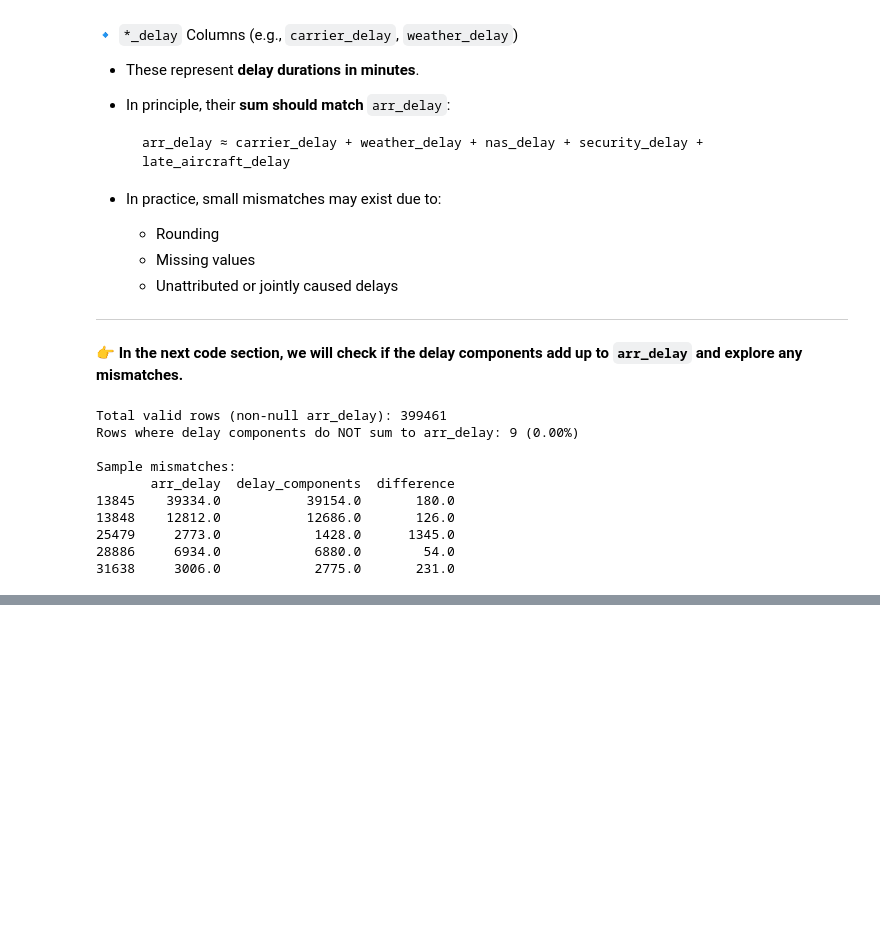
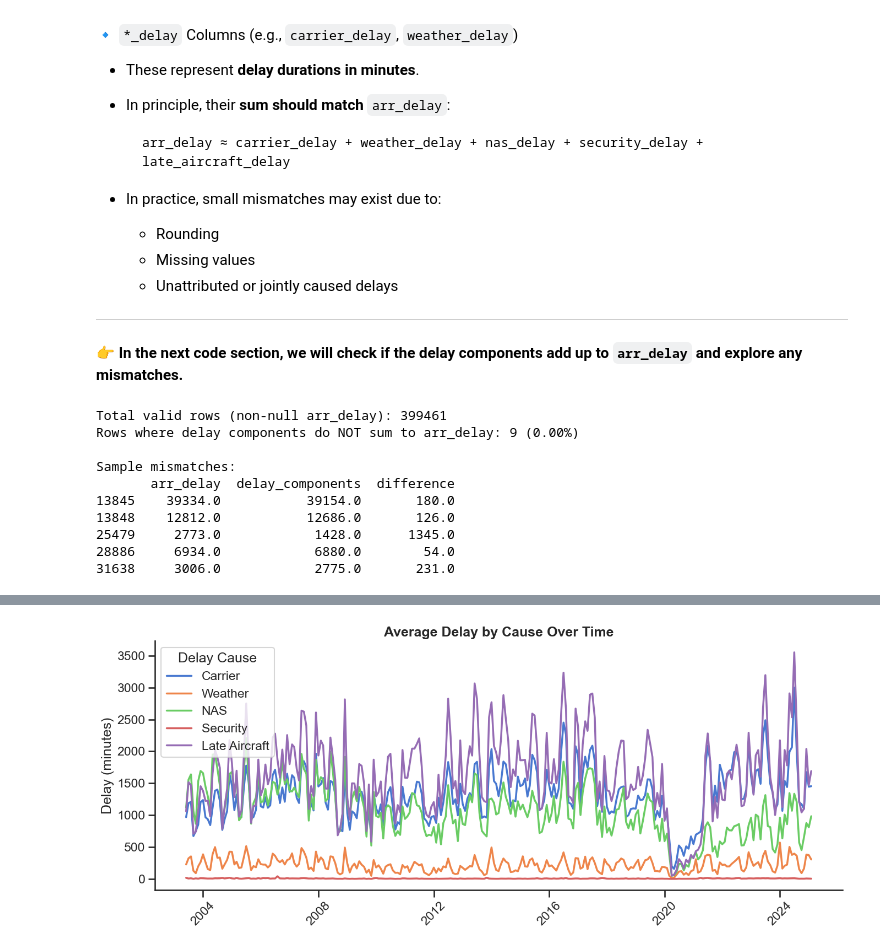
Before and after one commit to mrakelinggar/data-stuffs, a Jupyter notebook: time_series/flight_delays/ts - flight_delays.ipynb, the cells around one changed output, grey strips where cells are left out. Drawn from its saved outputs; the diff is of its cells as text; code cells hidden in the pictures; blank space fills up the shorter version.

```diff
--- a/time_series/flight_delays/ts - flight_delays.ipynb
+++ b/time_series/flight_delays/ts - flight_delays.ipynb
@@ -149,0 +245,23 @@ Out of 399,461 valid records (i.e., rows where `arr_delay` is not null), only 9
+# %%
+plt.figure(figsize=(14, 6))
+delay_cols = {
+    'avg_carrier_delay': 'Carrier',
+    'avg_weather_delay': 'Weather',
+    'avg_nas_delay': 'NAS',
+    'avg_security_delay': 'Security',
+    'avg_late_aircraft_delay': 'Late Aircraft'
+}
+
+for col, label in delay_cols.items():
+    sns.lineplot(data=monthly_stats, x='date', y=col, label=label, linewidth=2.5)
+
+plt.title('Average Delay by Cause Over Time', fontsize=18, fontweight='bold')
+plt.ylabel('Delay (minutes)')
+plt.xlabel('')
+plt.legend(title='Delay Cause')
+plt.xticks(rotation=45)
+sns.despine()
+plt.tight_layout()
+plt.show()
+# %% [output]
+[figure, added]
```
Also changed, not shown: parts of 9 cells of this notebook.
